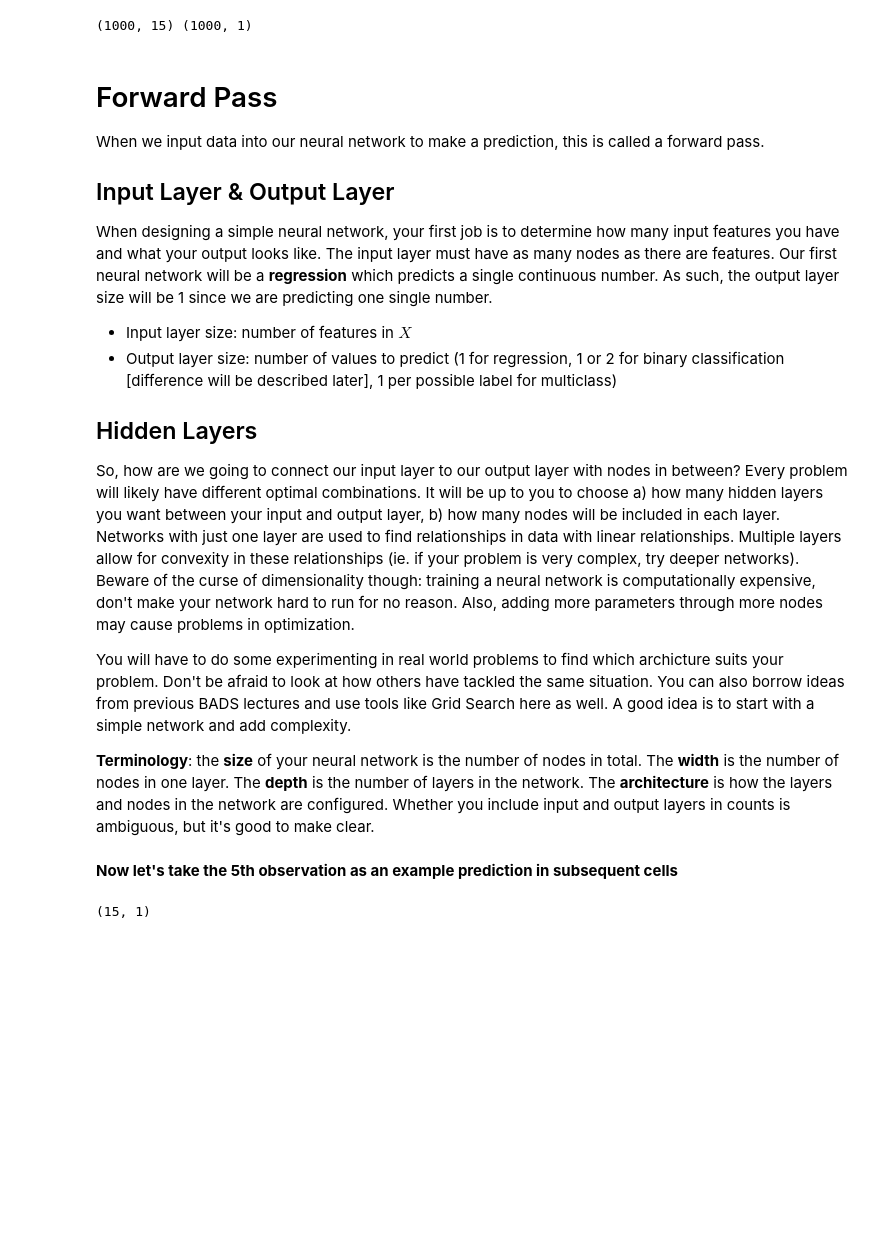
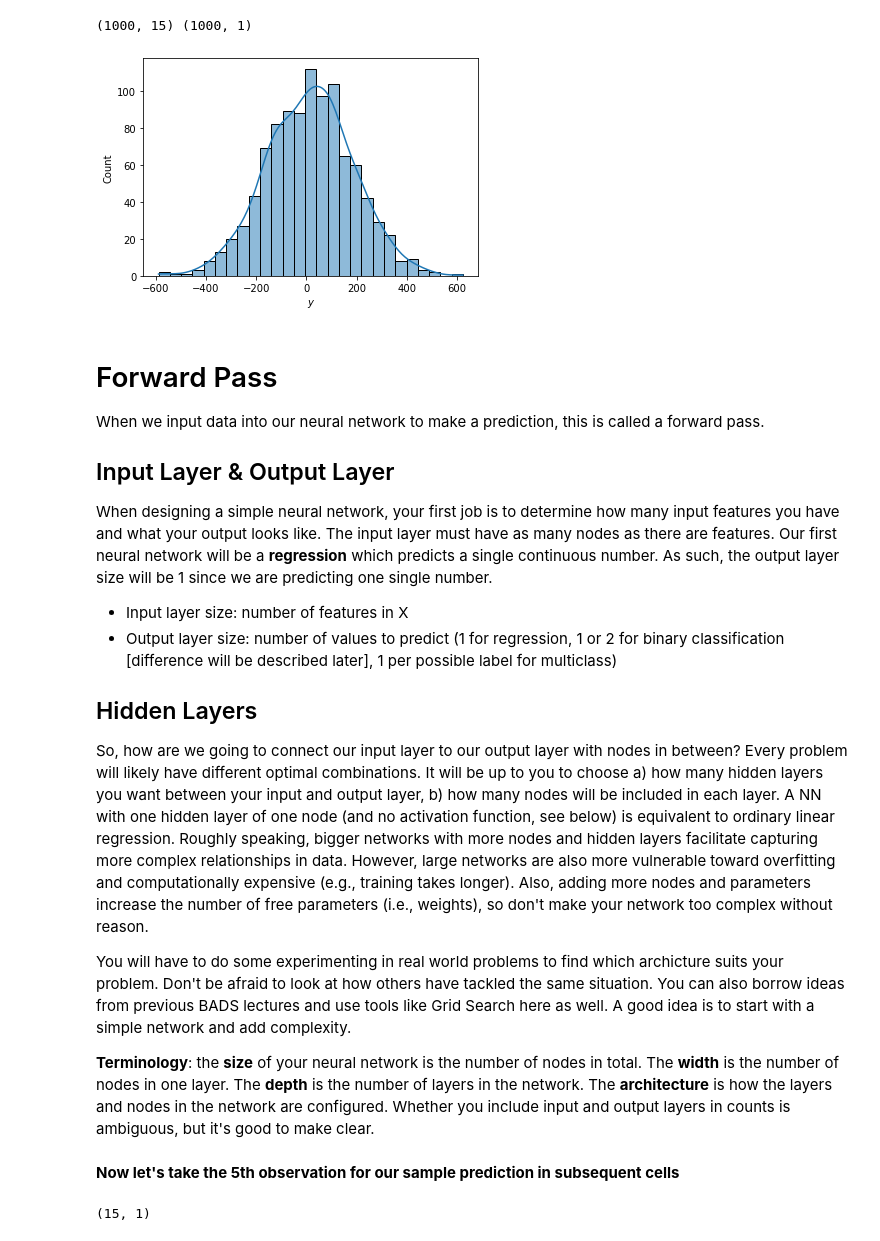
Before and after one commit to Humboldt-WI/delta, a Jupyter notebook: updates/Ex 4 Part 1 of 3.ipynb, the cells around one changed output. Saved outputs shown, nothing was run; the diff lists cells and outputs as text; code cells hidden in the pictures; blank space fills up the shorter version.

```diff
--- a/updates/Ex 4 Part 1 of 3.ipynb
+++ b/updates/Ex 4 Part 1 of 3.ipynb
@@ -174,6 +172,12 @@ Y = Y.reshape(n, 1)  # ensure that y has the right shape for later
 print(XX.shape, Y.shape)
 # %% [output]
 (1000, 15) (1000, 1)
+# %%
+# Plot of the distribution of the target
+sns.histplot(Y, legend=False, kde=True)
+plt.xlabel('$y$');
+# %% [output]
+[figure, added]
 # %% [markdown]
 # Forward Pass
 When we input data into our neural network to make a prediction, this is called a forward pass.
@@ -181,11 +185,11 @@ When we input data into our neural network to make a prediction, this is called
 ## Input Layer & Output Layer
 When designing a simple neural network, your first job is to determine how many input features you have and what your output looks like. The input layer must have as many nodes as there are features. Our first neural network will be a **regression** which predicts a single continuous number. As such, the output layer size will be 1 since we are predicting one single number.
 
-- Input layer size: number of features in $X$
+- Input layer size: number of features in X
 - Output layer size: number of values to predict (1 for regression, 1 or 2 for binary classification [difference will be described later], 1 per possible label for multiclass)
 
 ## Hidden Layers
-So, how are we going to connect our input layer to our output layer with nodes in between? Every problem will likely have different optimal combinations. It will be up to you to choose a) how many hidden layers you want between your input and output layer, b) how many nodes will be included in each layer. Networks with just one layer are used to find relationships in data with linear relationships. Multiple layers allow for convexity in these relationships (ie. if your problem is very complex, try deeper networks). Beware of the curse of dimensionality though: training a neural network is computationally expensive, don't make your network hard to run for no reason. Also, adding more parameters through more nodes may cause problems in optimization.
+So, how are we going to connect our input layer to our output layer with nodes in between? Every problem will likely have different optimal combinations. It will be up to you to choose a) how many hidden layers you want between your input and output layer, b) how many nodes will be included in each layer. A NN with one hidden layer of one node (and no activation function, see below) is equivalent to ordinary linear regression. Roughly speaking, bigger networks with more nodes and hidden layers facilitate capturing more complex relationships in data. However, large networks are also more vulnerable toward overfitting and computationally expensive (e.g., training takes longer). Also, adding more nodes and parameters increase the number of free parameters (i.e., weights), so don't make your network too complex without reason.
 
 You will have to do some experimenting in real world problems to find which archicture suits your problem. Don't be afraid to look at how others have tackled the same situation. You can also borrow ideas from previous BADS lectures and use tools like Grid Search here as well. A good idea is to start with a simple network and add complexity.
 
@@ -196,7 +200,7 @@ inputLayer_size = k    # number of features in X
 hiddenLayer_size = 10  # just a guess, will need experimentation to optimize
 outputLayer_size = 1   # number of values to predict
 # %% [markdown]
-**Now let's take the 5th observation as an example prediction in subsequent cells**
+**Now let's take the 5th observation for our sample prediction in subsequent cells**
 # %%
 # This will not work since, for matrix multiplication, we need a kx1 vector
 X = np.array(XX[5]).reshape((inputLayer_size, 1))
```
Also changed, not shown: parts of 14 cells of this notebook.
